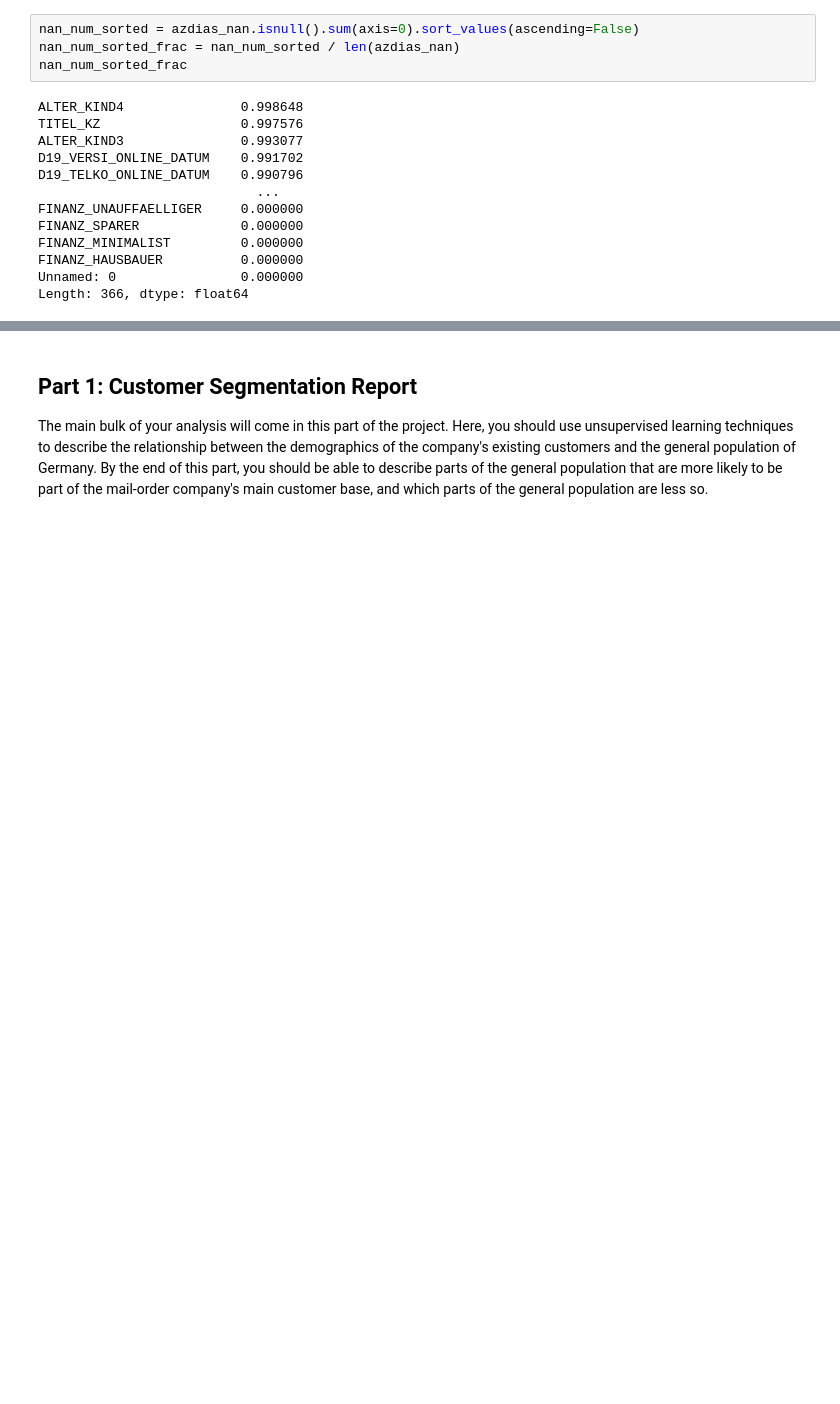
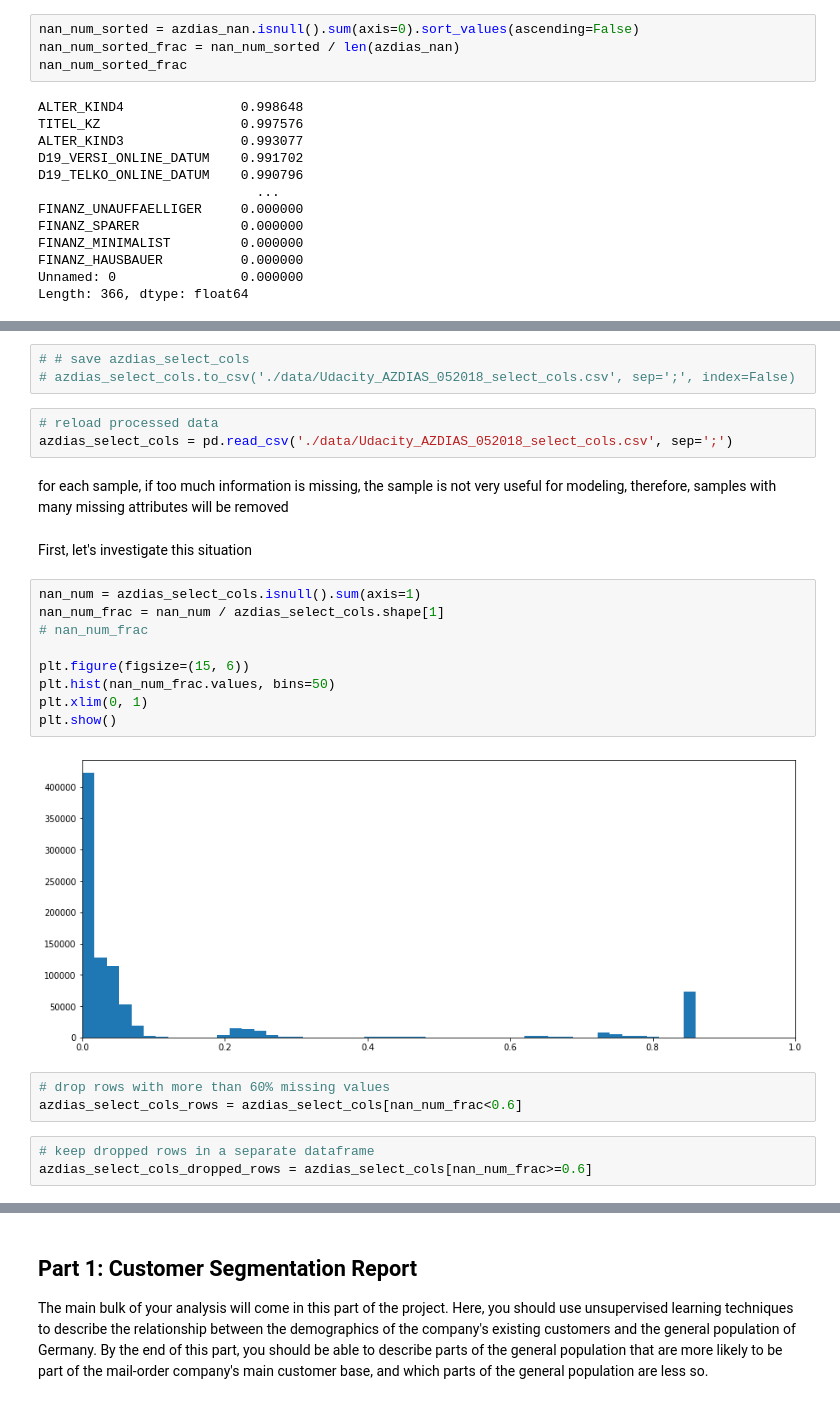
Before and after one commit to wanlipu/arvato, a Jupyter notebook: Arvato_Project_Workbook.ipynb, the cells around one changed output, grey strips where cells are left out. Cells and saved outputs as stored; diff of their text form; blank space fills up the shorter version.

```diff
--- a/Arvato_Project_Workbook.ipynb
+++ b/Arvato_Project_Workbook.ipynb
@@ -247,0 +315,27 @@ Length: 366, dtype: float64
+# %%
+# # save azdias_select_cols
+# azdias_select_cols.to_csv('./data/Udacity_AZDIAS_052018_select_cols.csv', sep=';', index=False)
+# %%
+# reload processed data
+azdias_select_cols = pd.read_csv('./data/Udacity_AZDIAS_052018_select_cols.csv', sep=';')
+# %% [markdown]
+for each sample, if too much information is missing, the sample is not very useful for modeling, therefore, samples with many missing attributes will be removed
+# %% [markdown]
+First, let's investigate this situation
+# %%
+nan_num = azdias_select_cols.isnull().sum(axis=1)
+nan_num_frac = nan_num / azdias_select_cols.shape[1]
+# nan_num_frac
+
+plt.figure(figsize=(15, 6))
+plt.hist(nan_num_frac.values, bins=50)
+plt.xlim(0, 1)
+plt.show()
+# %% [output]
+[figure, added]
+# %%
+# drop rows with more than 60% missing values
+azdias_select_cols_rows = azdias_select_cols[nan_num_frac<0.6]
+# %%
+# keep dropped rows in a separate dataframe
+azdias_select_cols_dropped_rows = azdias_select_cols[nan_num_frac>=0.6]
```
Also changed, not shown: parts of 43 cells of this notebook.
